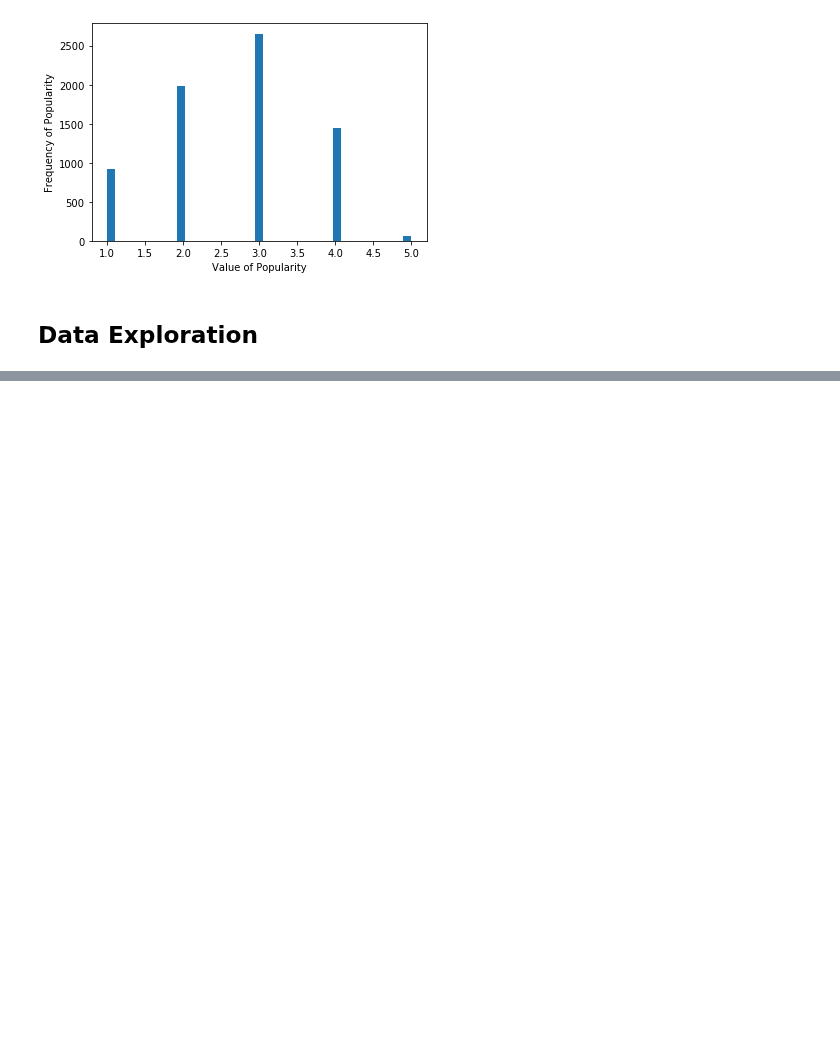
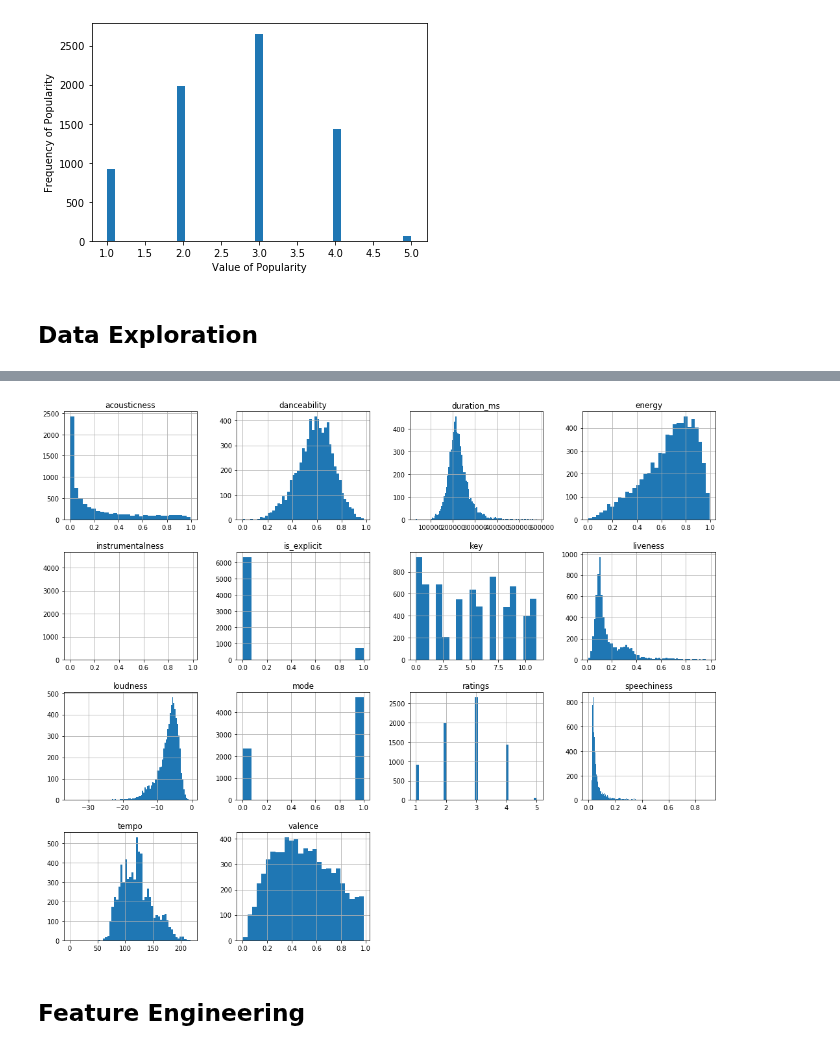
Before and after one commit to adinas94/Spotify_Recommendation_System, a Jupyter notebook: EDA.ipynb, the cells around one changed output, grey strips where cells are left out. Cells and saved outputs as stored; diff of their text form; code cells hidden in the pictures; blank space fills up the shorter version.

```diff
--- a/EDA.ipynb
+++ b/EDA.ipynb
@@ -248,0 +251,2 @@ plt.xticks(rotation=80);
+# %%
+df = df.drop(['popularity'], axis=1)
@@ -248,0 +332,2 @@ plt.xticks(rotation=80);
+# %%
+audio = df.drop(['artist', 'artist_id', 'album', 'track_name'], axis=1)
@@ -248,0 +354,7 @@ plt.xticks(rotation=80);
+# %%
+#First, let's plot a histogram for each column to preview their distrubtions
+audio.hist(figsize=(18,15), bins='auto');
+# %% [output]
+[figure, added]
+# %% [markdown]
+## Feature Engineering
```
Also changed, not shown: parts of 36 cells of this notebook, 1 other file.
